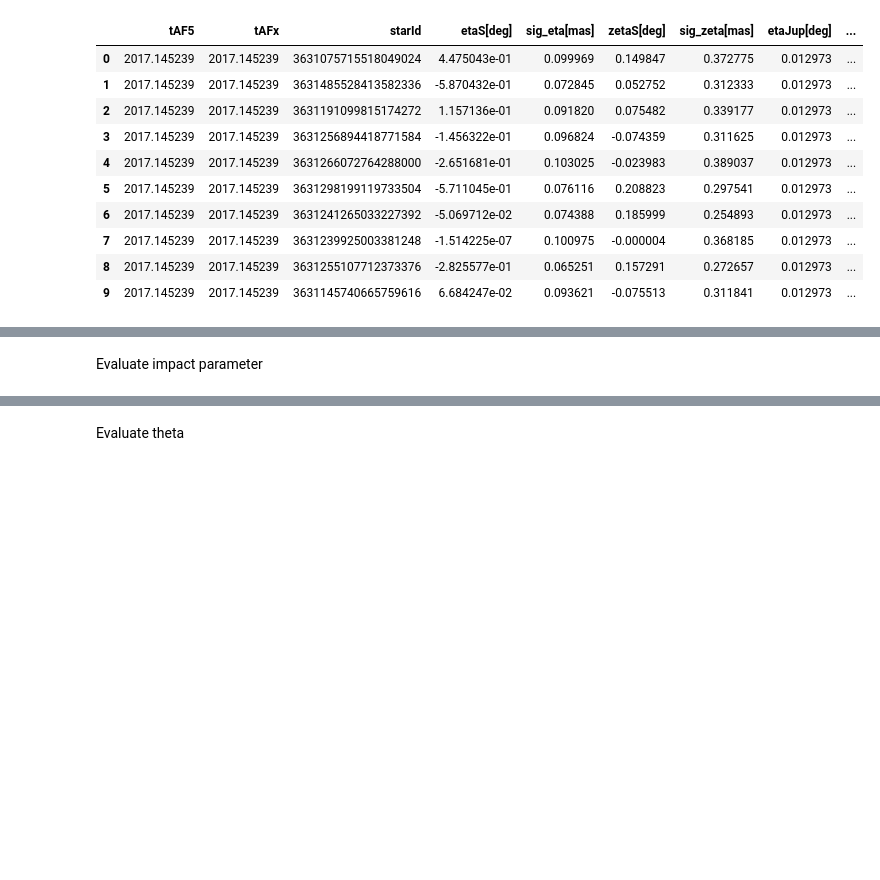
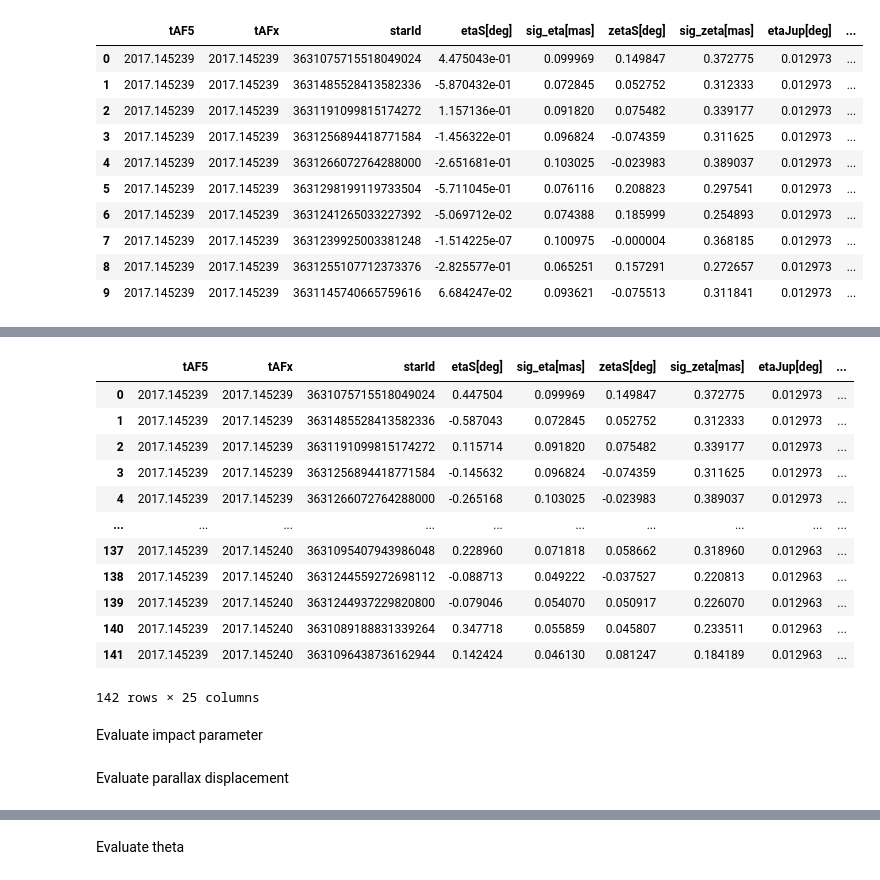
Before and after one commit to mattiafalco/Astronavigation, a Jupyter notebook: Compound_shell.ipynb, the cells around one changed output, grey strips where cells are left out. Saved outputs shown, nothing was run; the diff lists cells and outputs as text; code cells hidden in the pictures; blank space fills up the shorter version.

Commit message:
parallax data

```diff
--- a/Compound_shell.ipynb
+++ b/Compound_shell.ipynb
@@ -51,0 +54,18 @@ stars_data.head(10)
+# %%
+# not need to evaluate this cell if new data has been already downloaded
+with open('query.txt', 'w') as f:
+
+    star_id = stars_data['starId'].unique()
+    query = 'SELECT *\nFROM gaiaedr3.gaia_source\nWHERE '
+
+    for id in star_id:
+        query += f'source_id = {id} '
+        if id != star_id[-1]:
+            query += 'OR '
+    f.write(query)
+# %%
+# parallax and parallax erro are in mas
+new_data = pd.read_csv('1654093971685O-result.csv')
+new_data = new_data[['source_id', 'parallax', 'parallax_error']]
+new_data = new_data.set_index('source_id')
+new_data
@@ -52,3 +91,29 @@ stars_data.head(10)
+# %%
+# add parallax
+parallax = []
+parallax_err = []
+for id in stars_data['starId']:
+    p = new_data['parallax']
+    err = new_data['parallax_error']
+    parallax.append(p.loc[id])
+    parallax_err.append(err.loc[id])
+stars_data['parallax[mas]'] = parallax
+stars_data['parallax_err[mas]'] = parallax_err
+stars_data
+# %% [output]
+|  | tAF5 | tAFx | starId | etaS[deg] | sig_eta[mas] | zetaS[deg] | sig_zeta[mas] | etaJup[deg] | ... |
+| 0 | 2017.145239 | 2017.145239 | 3631075715518049024 | 0.447504 | 0.099969 | 0.149847 | 0.372775 | 0.012973 | ... |
+| 1 | 2017.145239 | 2017.145239 | 3631485528413582336 | -0.587043 | 0.072845 | 0.052752 | 0.312333 | 0.012973 | ... |
+| 2 | 2017.145239 | 2017.145239 | 3631191099815174272 | 0.115714 | 0.091820 | 0.075482 | 0.339177 | 0.012973 | ... |
+| 3 | 2017.145239 | 2017.145239 | 3631256894418771584 | -0.145632 | 0.096824 | -0.074359 | 0.311625 | 0.012973 | ... |
+| 4 | 2017.145239 | 2017.145239 | 3631266072764288000 | -0.265168 | 0.103025 | -0.023983 | 0.389037 | 0.012973 | ... |
+| ... | ... | ... | ... | ... | ... | ... | ... | ... | ... |
+| 137 | 2017.145239 | 2017.145240 | 3631095407943986048 | 0.228960 | 0.071818 | 0.058662 | 0.318960 | 0.012963 | ... |
+| 138 | 2017.145239 | 2017.145240 | 3631244559272698112 | -0.088713 | 0.049222 | -0.037527 | 0.220813 | 0.012963 | ... |
+| 139 | 2017.145239 | 2017.145240 | 3631244937229820800 | -0.079046 | 0.054070 | 0.050917 | 0.226070 | 0.012963 | ... |
+| 140 | 2017.145239 | 2017.145240 | 3631089188831339264 | 0.347718 | 0.055859 | 0.045807 | 0.233511 | 0.012963 | ... |
+| 141 | 2017.145239 | 2017.145240 | 3631096438736162944 | 0.142424 | 0.046130 | 0.081247 | 0.184189 | 0.012963 | ... |
+142 rows × 25 columns
 # %% [markdown]
 Evaluate impact parameter
 # %%
@@ -58,3 +123,5 @@ jup = np.array([stars_data['etaJup[deg]'], stars_data['zetaJup[deg]']])
 
 # impact parameter in units of jupiter radius
 stars_data['b_J'] = np.linalg.norm(star - jup, axis=0) * 3600 / r_jup_arc
+# %% [markdown]
+Evaluate parallax displacement
```
Also changed, not shown: parts of 3 cells of this notebook, 2 other files.
